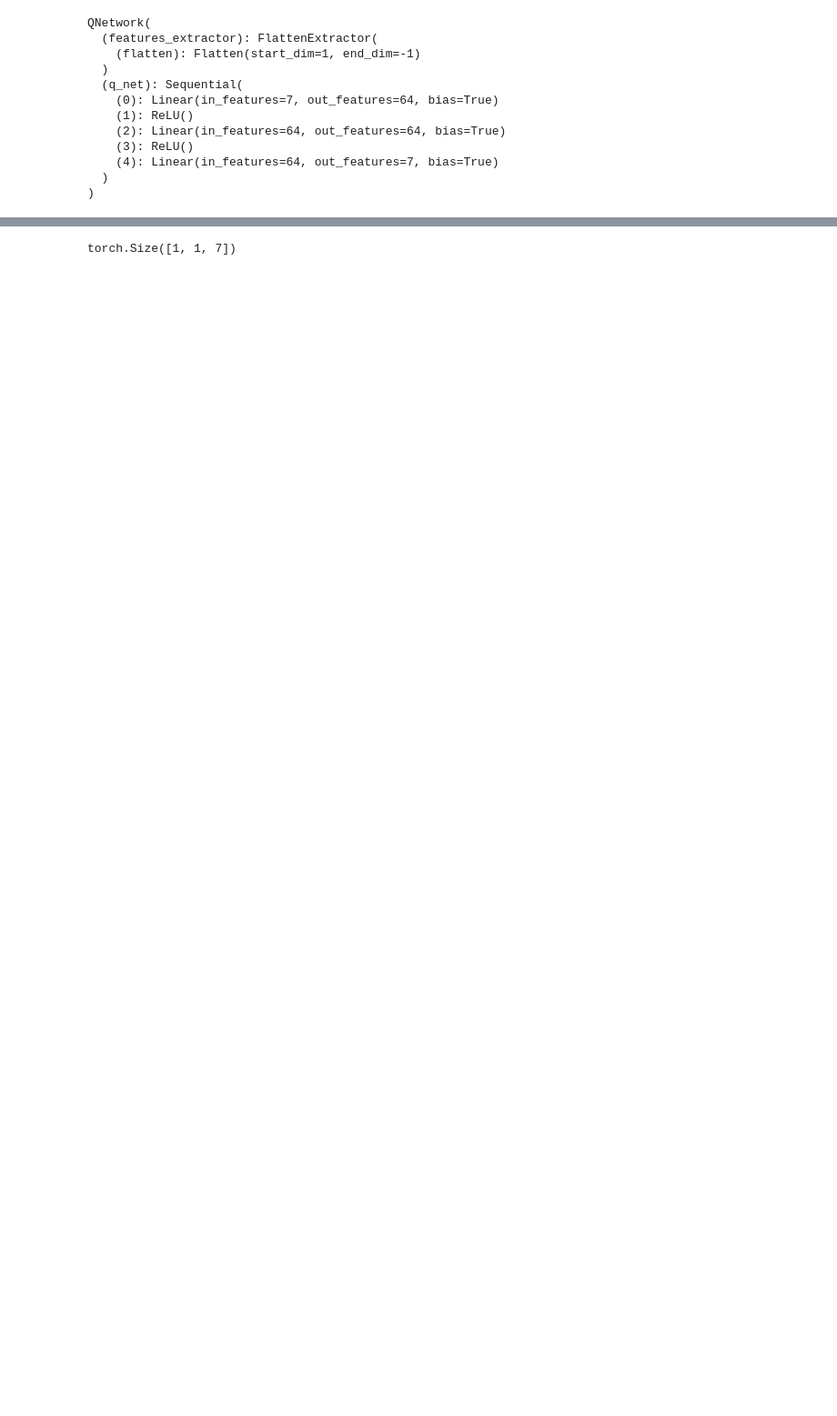
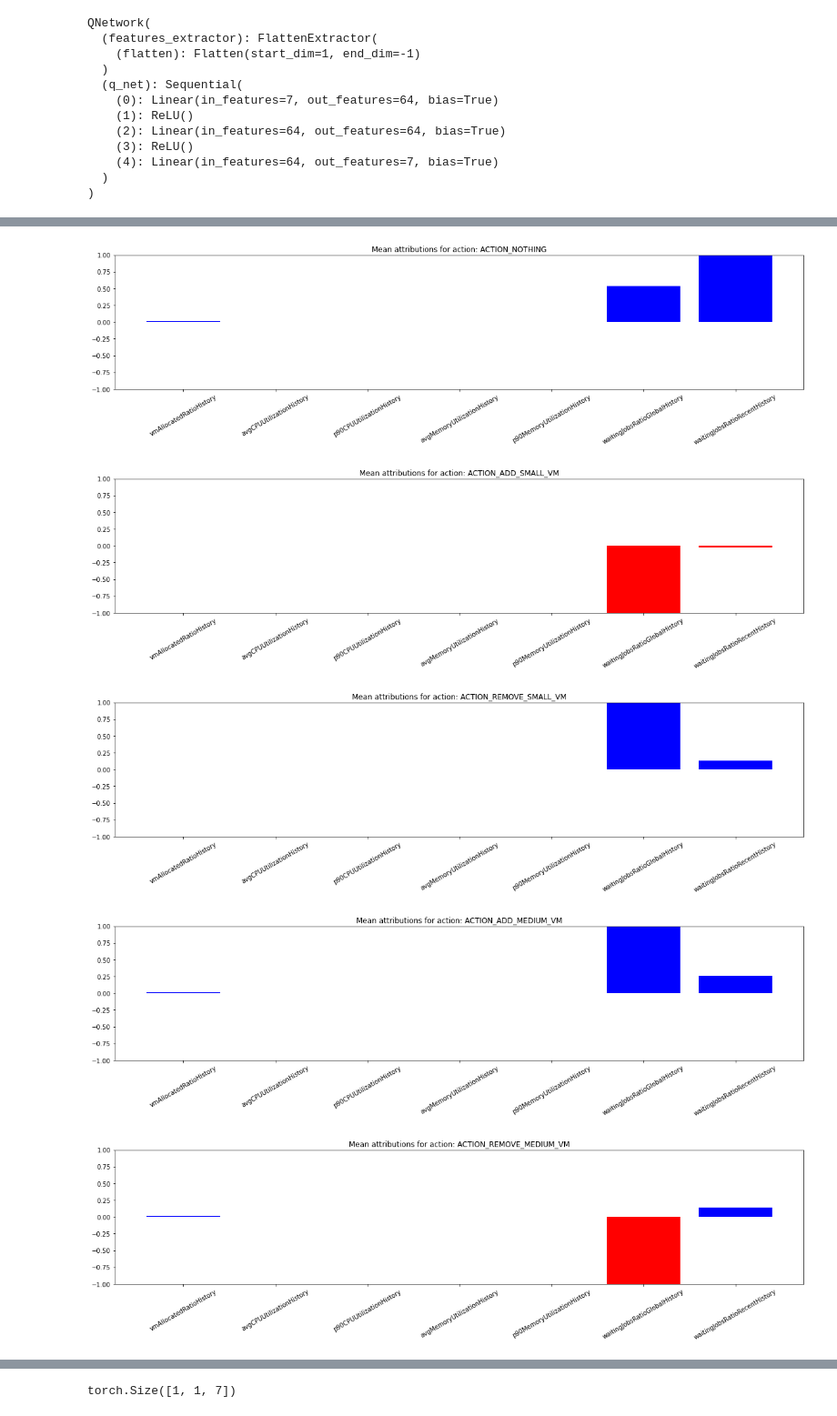
Before and after one commit to justyna3773/trainloop-driver, a Jupyter notebook: analysis/interpret.ipynb, the cells around one changed output, grey strips where cells are left out. Shown at 91% size. Saved outputs shown, nothing was run; the diff lists cells and outputs as text; code cells hidden in the pictures; blank space fills up the shorter version.

```diff
--- a/analysis/interpret.ipynb
+++ b/analysis/interpret.ipynb
@@ -60,0 +85,3 @@ action_names = ['ACTION_NOTHING',
+# %%
+ig_attributor = IGAttributor(model=model)
+mean_attributions = ig_attributor.get_mean_attributions()
@@ -60,0 +90,8 @@ action_names = ['ACTION_NOTHING',
+# %%
+plot_mean_attributions(mean_attributions=mean_attributions)
+# %% [output]
+[figure, added]
+[figure, added]
+[figure, added]
+[figure, added]
+[figure, added]
```
Also changed, not shown: parts of 20 cells of this notebook, 9 other files.
